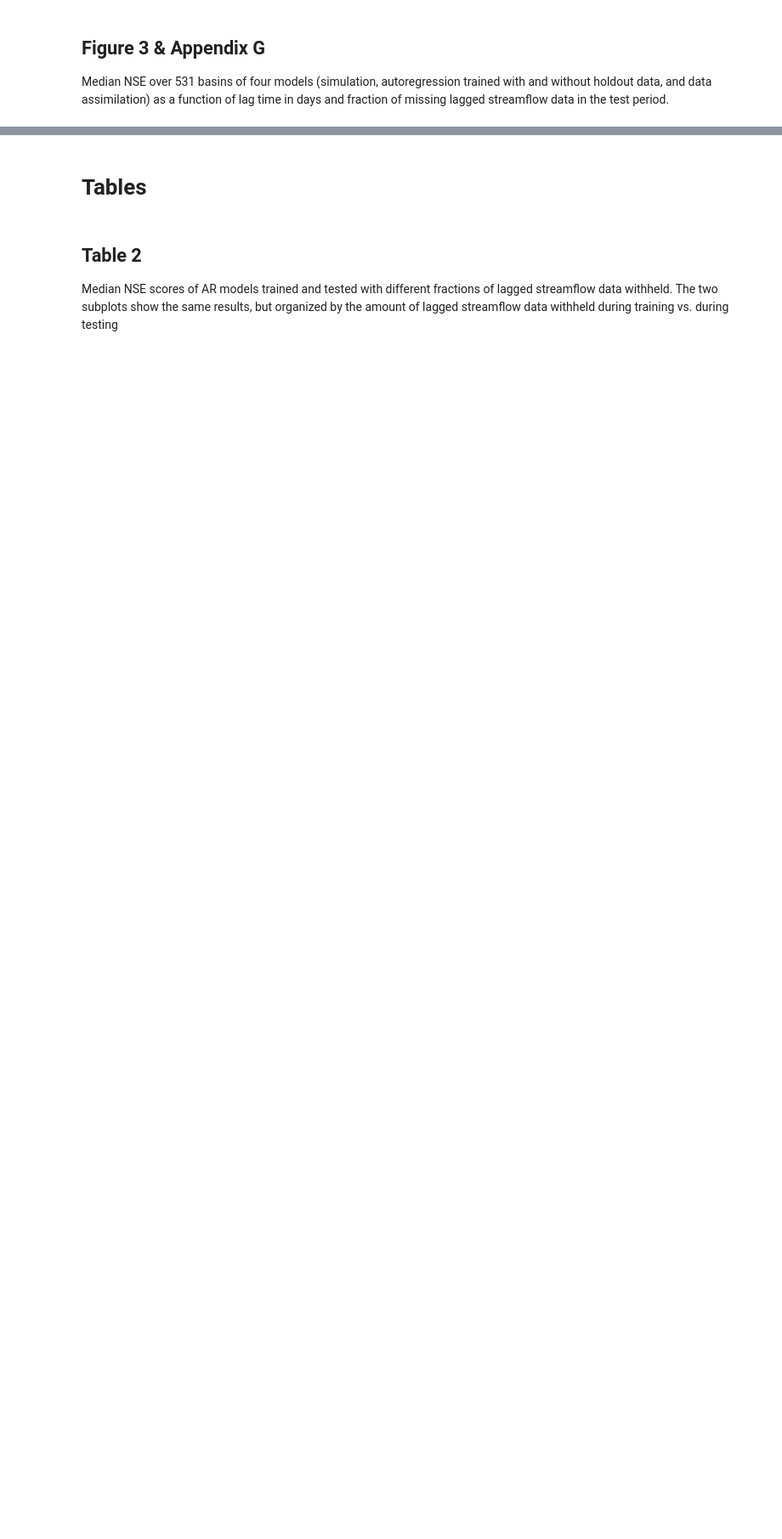
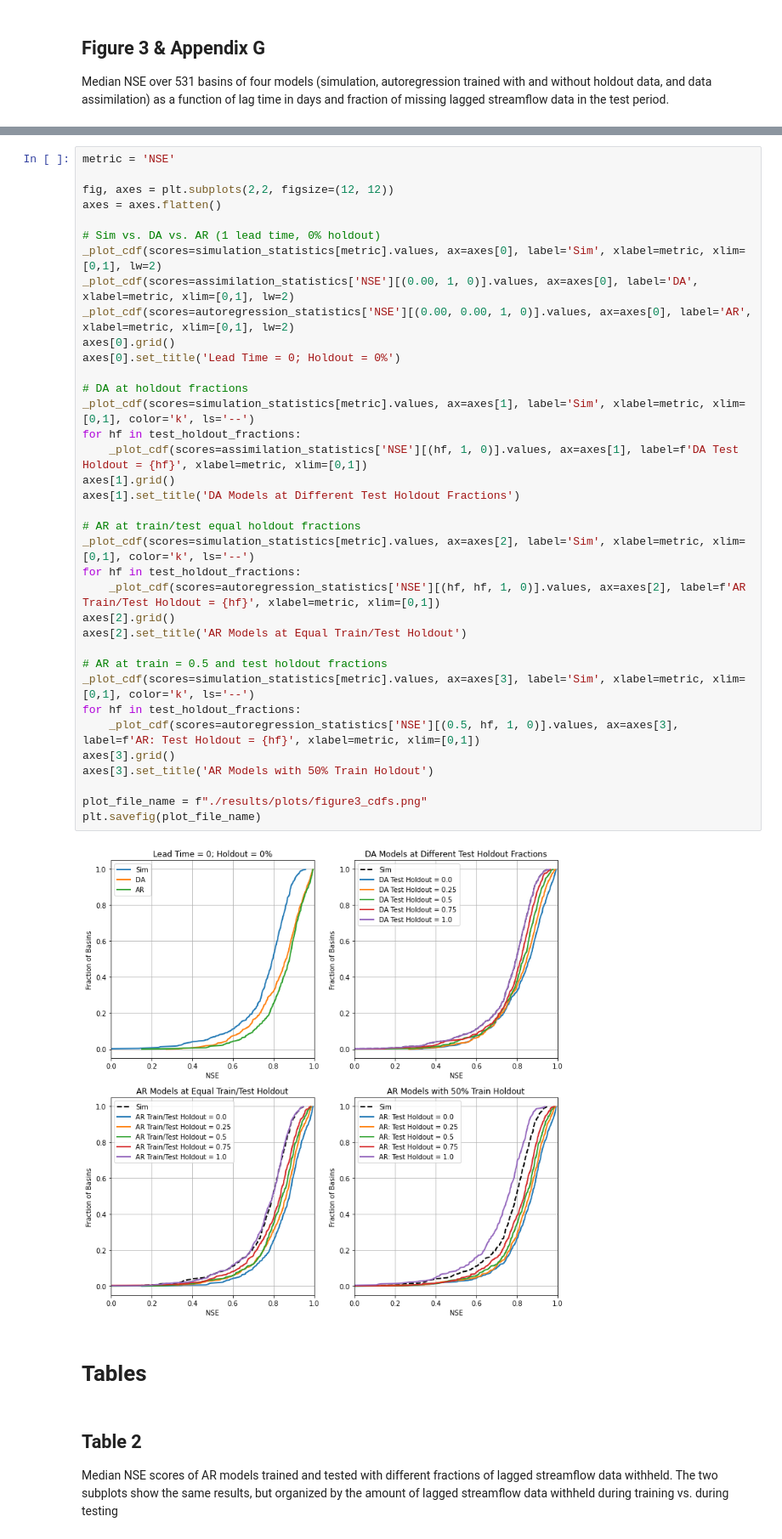
Before and after one commit to grey-nearing/lstm-data-assimilation, a Jupyter notebook: analysis_time_split.ipynb, the cells around one changed output, grey strips where cells are left out. Shown at 85% size. Cells and saved outputs as stored; diff of their text form; blank space fills up the shorter version.

```diff
--- a/analysis_time_split.ipynb
+++ b/analysis_time_split.ipynb
@@ -419,3 +436,41 @@ for metric in metrics_list:
+# %%
+metric = 'NSE'
+
+fig, axes = plt.subplots(2,2, figsize=(12, 12))
+axes = axes.flatten()
+
+# Sim vs. DA vs. AR (1 lead time, 0% holdout)
+_plot_cdf(scores=simulation_statistics[metric].values, ax=axes[0], label='Sim', xlabel=metric, xlim=[0,1], lw=2)
+_plot_cdf(scores=assimilation_statistics['NSE'][(0.00, 1, 0)].values, ax=axes[0], label='DA', xlabel=metric, xlim=[0,1], lw=2)
+_plot_cdf(scores=autoregression_statistics['NSE'][(0.00, 0.00, 1, 0)].values, ax=axes[0], label='AR', xlabel=metric, xlim=[0,1], lw=2)
+axes[0].grid()
+axes[0].set_title('Lead Time = 0; Holdout = 0%')
+
+# DA at holdout fractions
+_plot_cdf(scores=simulation_statistics[metric].values, ax=axes[1], label='Sim', xlabel=metric, xlim=[0,1], color='k', ls='--')
+for hf in test_holdout_fractions:
+    _plot_cdf(scores=assimilation_statistics['NSE'][(hf, 1, 0)].values, ax=axes[1], label=f'DA Test Holdout = {hf}', xlabel=metric, xlim=[0,1])
+axes[1].grid()
+axes[1].set_title('DA Models at Different Test Holdout Fractions')
+
+# AR at train/test equal holdout fractions
+_plot_cdf(scores=simulation_statistics[metric].values, ax=axes[2], label='Sim', xlabel=metric, xlim=[0,1], color='k', ls='--')
+for hf in test_holdout_fractions:
+    _plot_cdf(scores=autoregression_statistics['NSE'][(hf, hf, 1, 0)].values, ax=axes[2], label=f'AR Train/Test Holdout = {hf}', xlabel=metric, xlim=[0,1])
+axes[2].grid()
+axes[2].set_title('AR Models at Equal Train/Test Holdout')
+
+# AR at train = 0.5 and test holdout fractions
+_plot_cdf(scores=simulation_statistics[metric].values, ax=axes[3], label='Sim', xlabel=metric, xlim=[0,1], color='k', ls='--')
+for hf in test_holdout_fractions:
+    _plot_cdf(scores=autoregression_statistics['NSE'][(0.5, hf, 1, 0)].values, ax=axes[3], label=f'AR: Test Holdout = {hf}', xlabel=metric, xlim=[0,1])
+axes[3].grid()
+axes[3].set_title('AR Models with 50% Train Holdout')
+
+plot_file_name = f"./results/plots/figure3_cdfs.png"
+plt.savefig(plot_file_name)
+# %% [output]
+[figure, added]
 # %% [markdown]
 # Tables
 # %% [markdown]
```
Also changed, not shown: parts of 8 cells of this notebook, 17 other files.
